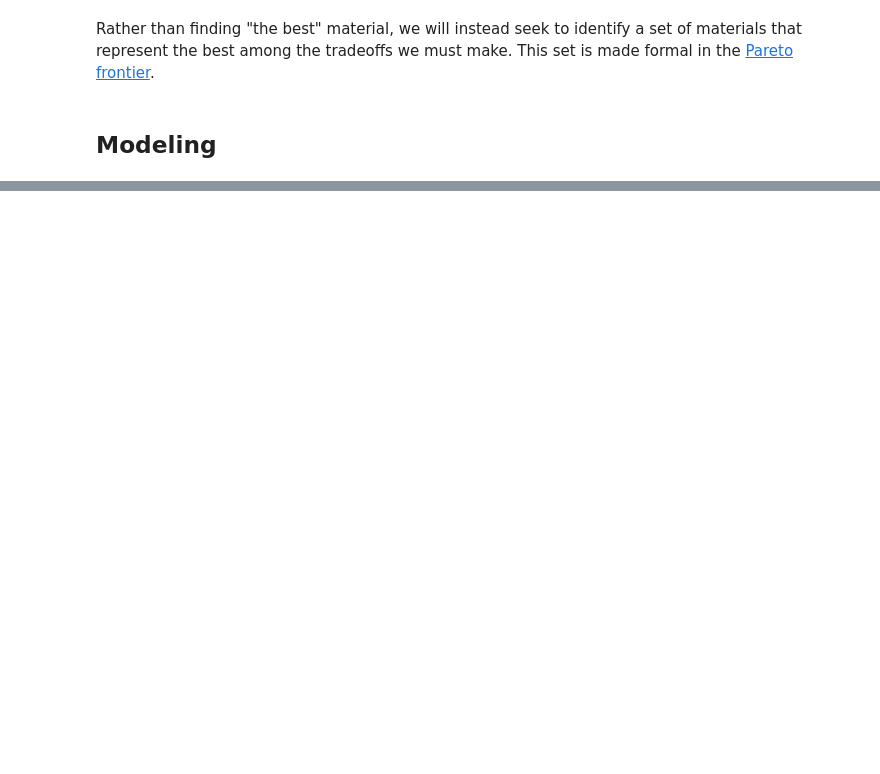
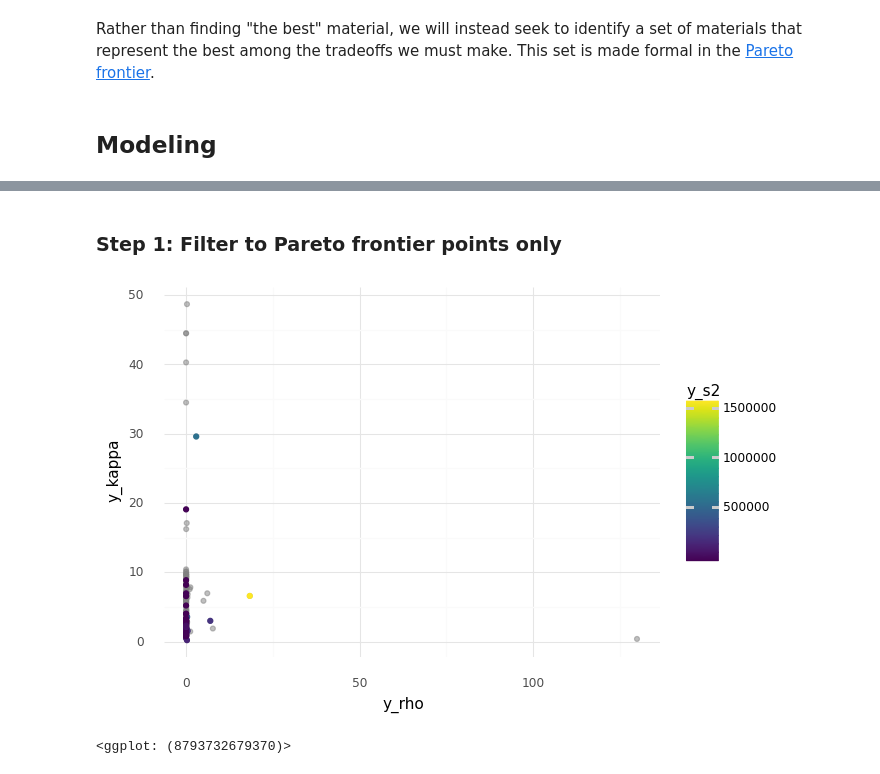
Before and after one commit to zdelrosario/py_grama, a Jupyter notebook: examples/assessing_frontier/sl_example.ipynb, the cells around one changed output, grey strips where cells are left out. Saved outputs shown, nothing was run; the diff lists cells and outputs as text; code cells hidden in the pictures; blank space fills up the shorter version.

```diff
--- a/examples/assessing_frontier/sl_example.ipynb
+++ b/examples/assessing_frontier/sl_example.ipynb
@@ -159,0 +211,24 @@ ft_base = ft_lolo(
+# %% [markdown]
+### Step 1: Filter to Pareto frontier points only
+# %%
+df_pareto = (
+    df_data
+    >> gr.tf_mutate(pareto=gr.pareto_min(DF.y_rho, DF.y_kappa, -DF.y_s2))
+    >> gr.tf_filter(DF.pareto)
+)
+
+(
+    df_pareto
+    >> ggplot(aes("y_rho", "y_kappa", color="y_s2"))
+    + geom_point(
+        data=df_data,
+        alpha=1/2,
+        color="grey",
+    )
+    + geom_point()
+
+    + theme_minimal()
+)
+# %% [output]
+[figure, added]
+<ggplot: (8793732679370)>
```
Also changed, not shown: parts of 27 cells of this notebook.
